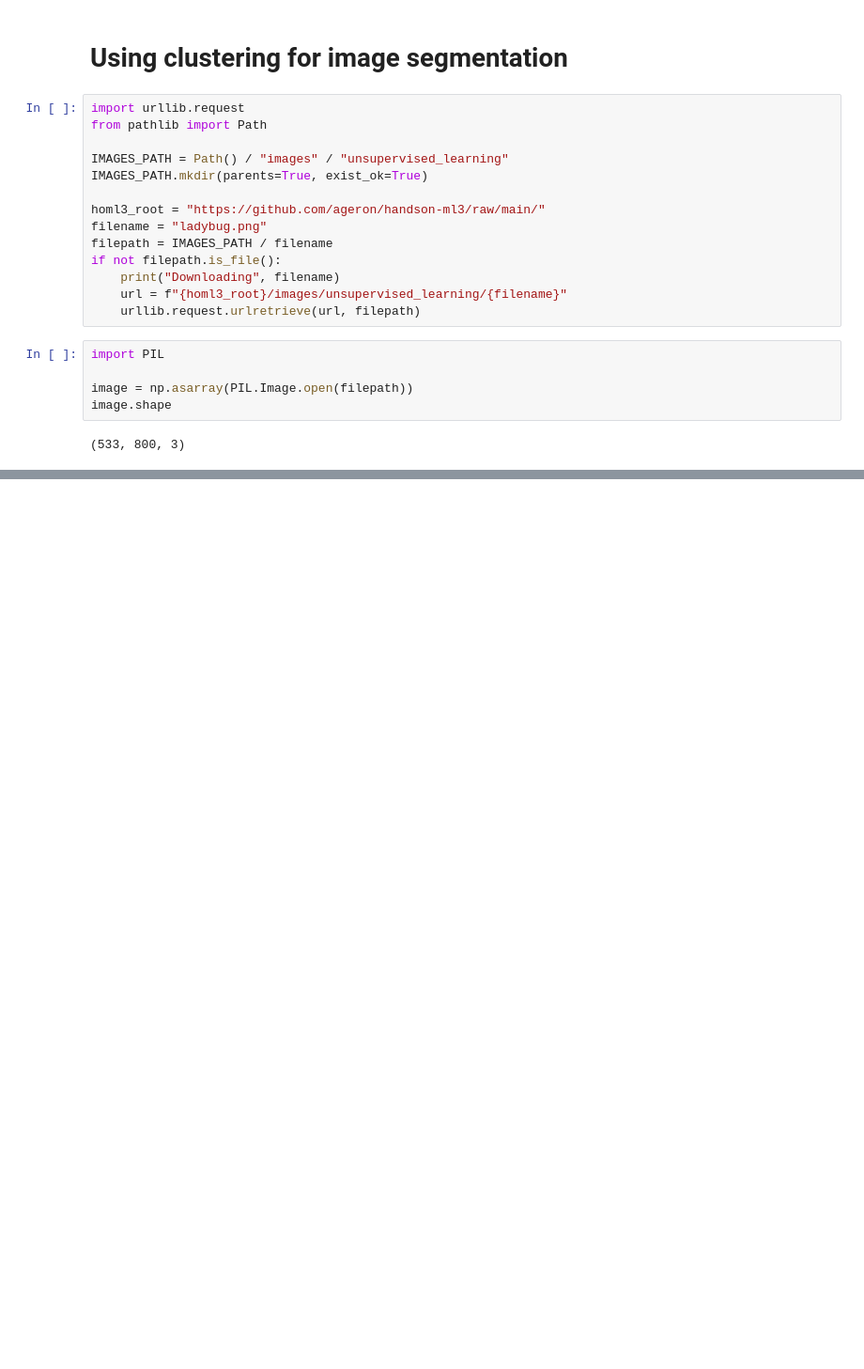
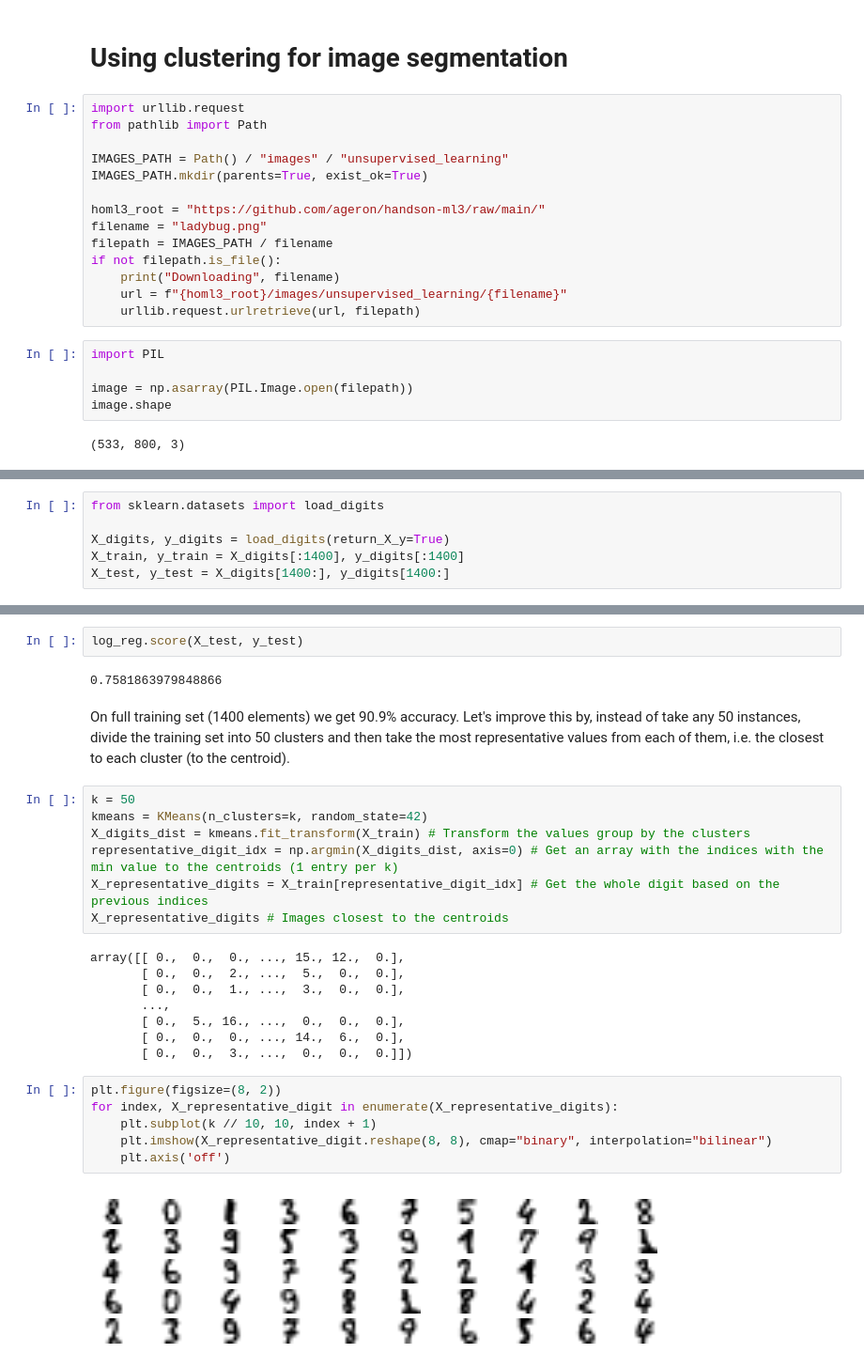
Before and after one commit to juliovr/homl, a Jupyter notebook: 09_unsupervised_learning_techniques.ipynb, the cells around one changed output, grey strips where cells are left out. Shown at 94% size. Drawn from its saved outputs; the diff is of its cells as text; blank space fills up the shorter version.

```diff
--- a/09_unsupervised_learning_techniques.ipynb
+++ b/09_unsupervised_learning_techniques.ipynb
@@ -148,0 +200,6 @@ image.shape
+# %%
+from sklearn.datasets import load_digits
+
+X_digits, y_digits = load_digits(return_X_y=True)
+X_train, y_train = X_digits[:1400], y_digits[:1400]
+X_test, y_test = X_digits[1400:], y_digits[1400:]
@@ -148,0 +215,30 @@ image.shape
+# %%
+log_reg.score(X_test, y_test)
+# %% [output]
+0.7581863979848866
+# %% [markdown]
+On full training set (1400 elements) we get 90.9% accuracy.
+Let's improve this by, instead of take any 50 instances, divide the training set into 50 clusters and then take the most representative values from each of them, i.e. the closest to each cluster (to the centroid).
+# %%
+k = 50
+kmeans = KMeans(n_clusters=k, random_state=42)
+X_digits_dist = kmeans.fit_transform(X_train) # Transform the values group by the clusters
+representative_digit_idx = np.argmin(X_digits_dist, axis=0) # Get an array with the indices with the min value to the centroids (1 entry per k)
+X_representative_digits = X_train[representative_digit_idx] # Get the whole digit based on the previous indices
+X_representative_digits # Images closest to the centroids
+# %% [output]
+array([[ 0.,  0.,  0., ..., 15., 12.,  0.],
+       [ 0.,  0.,  2., ...,  5.,  0.,  0.],
+       [ 0.,  0.,  1., ...,  3.,  0.,  0.],
+       ...,
+       [ 0.,  5., 16., ...,  0.,  0.,  0.],
+       [ 0.,  0.,  0., ..., 14.,  6.,  0.],
+       [ 0.,  0.,  3., ...,  0.,  0.,  0.]])
+# %%
+plt.figure(figsize=(8, 2))
+for index, X_representative_digit in enumerate(X_representative_digits):
+    plt.subplot(k // 10, 10, index + 1)
+    plt.imshow(X_representative_digit.reshape(8, 8), cmap="binary", interpolation="bilinear")
+    plt.axis('off')
+# %% [output]
+[figure, added]
```
Also changed, not shown: parts of 18 cells of this notebook.
